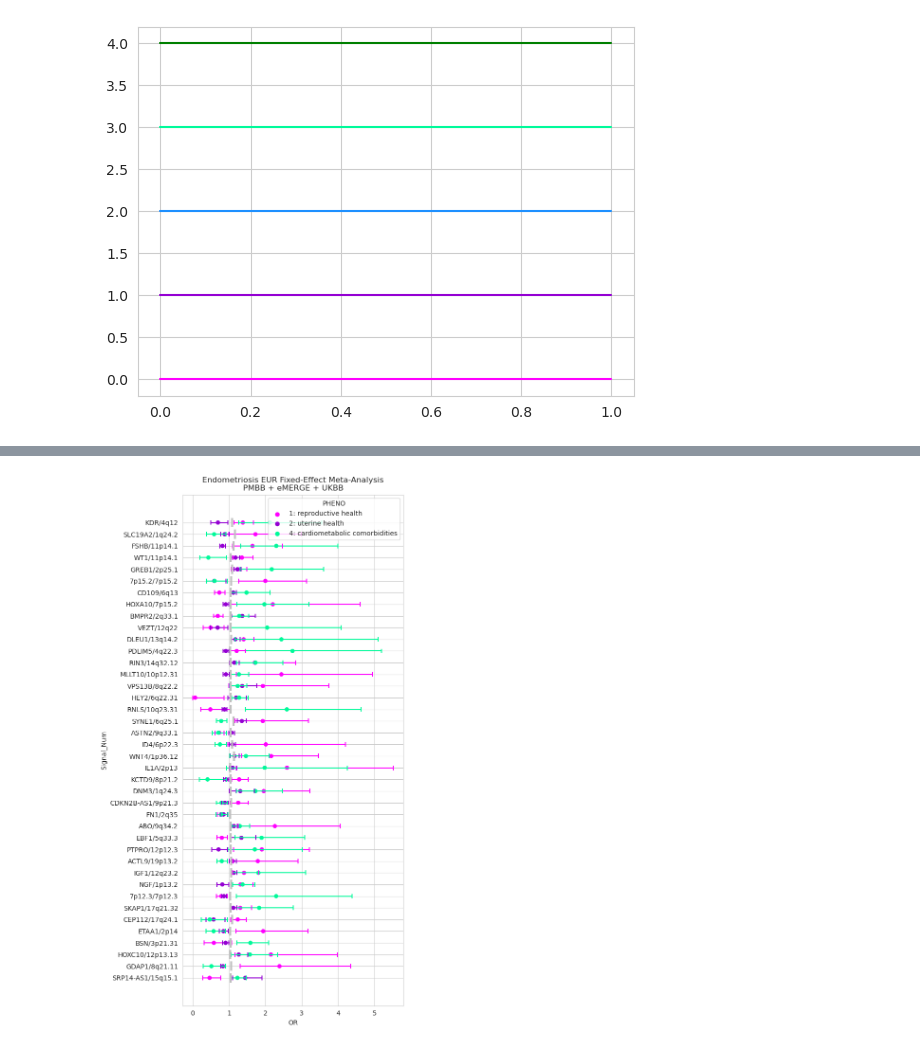
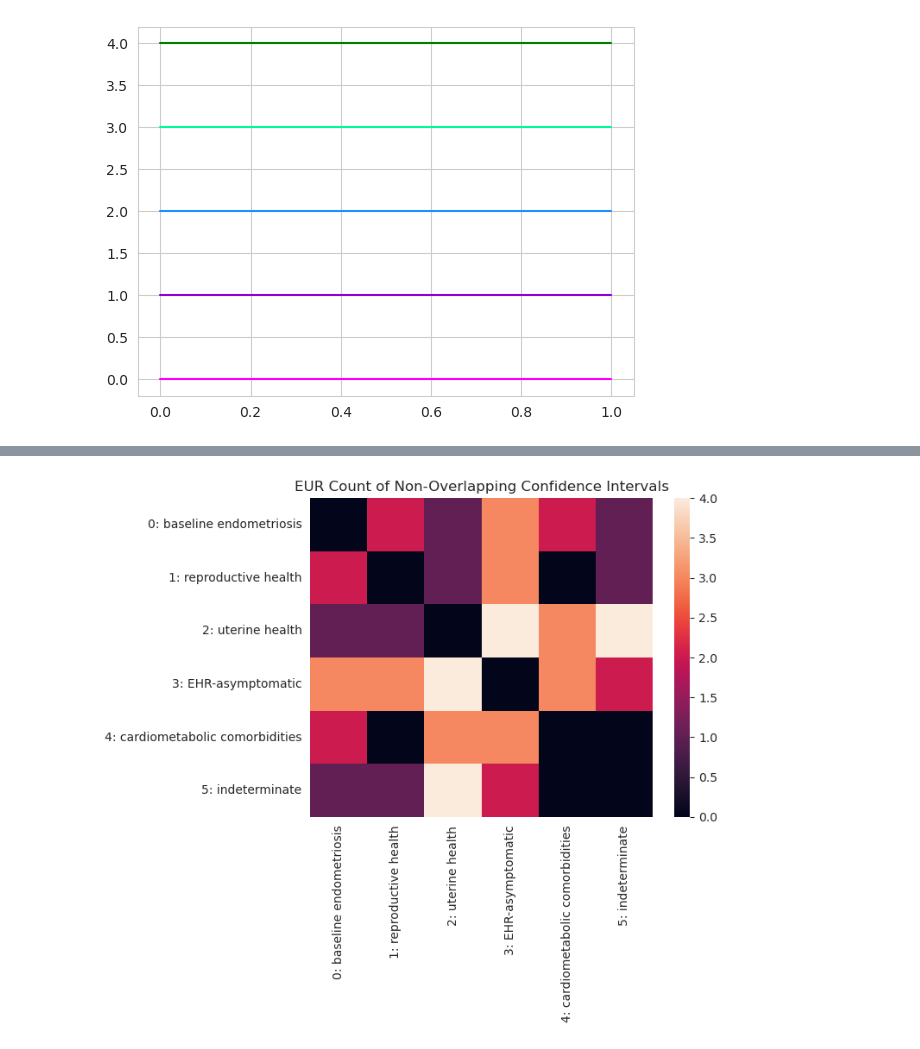
Before and after one commit to Setia-Verma-Lab/endometriosis_subtyping, a Jupyter notebook: Cluster_Heterogeneity/Test_Cluster_Heterogeneity.ipynb, the cells around one changed output, grey strips where cells are left out. Saved outputs shown, nothing was run; the diff lists cells and outputs as text; code cells hidden in the pictures.

```diff
--- a/Cluster_Heterogeneity/Test_Cluster_Heterogeneity.ipynb
+++ b/Cluster_Heterogeneity/Test_Cluster_Heterogeneity.ipynb
@@ -299,49 +263,6 @@ plt.show()
-# %%
-os.makedirs('Plots', exist_ok=True)
-
-pheno_map = {'cluster_vs_controls_0': '1: reproductive health',
-             'cluster_vs_controls_1': '2: uterine health',
-             'cluster_vs_controls_2': '3: EHR-asymptomatic',
-             'cluster_vs_controls_3': '4: cardiometabolic comorbidities',
-             'cluster_vs_controls_4': '5: indeterminate',
-             'endometriosis': '0: baseline endometriosis'}
-
-plot_df = df.copy()
-plot_df = plot_df[plot_df['I'] <= 50]
-plot_df = plot_df.sort_values(by='P').drop_duplicates(subset=['PHENO', 'Signal'], keep='first')
-plot_df['PHENO'] = plot_df['PHENO'].replace(pheno_map)
-plot_df = plot_df.sort_values(by='PHENO')
-pheno_i = dict(zip(plot_df['PHENO'].unique(), np.arange(6)))
-plot_df = plot_df[plot_df['PHENO'].isin(['1: reproductive health', '2: uterine health', '4: cardiometabolic comorbidities'])]
-
-fig, ax = plt.subplots()
-fig.set_size_inches(6, 14)
-
-signal_num = dict(zip(plot_df['Signal'].unique(), np.arange(len(plot_df['Signal'].unique()))))
-plot_df['Signal_Num'] = [signal_num[s] for s in plot_df['Signal']]
-
-tick_width = 0.2
-ax.hlines(plot_df['Signal_Num'], plot_df['CI_OR_L'], plot_df['CI_OR_U'], colors=[new_cmap2(pheno_i[p]) for p in plot_df['PHENO']])
-ax.vlines(plot_df['CI_OR_L'], plot_df['Signal_Num'] - tick_width, plot_df['Signal_Num'] + tick_width, colors=[new_cmap2(pheno_i[p]) for p in plot_df['PHENO']])
-ax.vlines(plot_df['CI_OR_U'], plot_df['Signal_Num'] - tick_width, plot_df['Signal_Num'] + tick_width, colors=[new_cmap2(pheno_i[p]) for p in plot_df['PHENO']])
-
-colors3 = []
-colors3.append(colors2[1])
-colors3.append(colors2[2])
-colors3.append(colors2[4])
-
-sns.scatterplot(data=plot_df, y='Signal_Num', x='OR', hue='PHENO',
-                palette=colors3, edgecolor=None, ax=ax)
-
-rahm_or = rahmioglu.reset_index().set_index('Signal')['Overall_OR']
-rahm_or = rahm_or[rahm_or.index.isin(signal_num)]
-rahm_or = rahm_or.rename(index=signal_num)
-ax.vlines(rahm_or, rahm_or.index - 0.4, rahm_or.index + 0.4, color='silver', linewidth=3)
-
-ax.set_yticks(list(signal_num.values()))
-ax.set_yticklabels(list(signal_num.keys()))
-ax.set_title(f'Endometriosis {meta_group} Fixed-Effect Meta-Analysis\nPMBB + eMERGE + UKBB')
-plt.savefig(f'Plots/{meta_group}_FE_endo_manhattan_T_3_clusters.png', bbox_inches='tight')
-plt.show()
-# %% [output]
-[figure, removed]
+# %%
+sns.heatmap(all_differences.sort_index().sort_index(axis=1))
+plt.title(f'{meta_group} Count of Non-Overlapping Confidence Intervals')
+plt.savefig(f'Plots/{meta_group}_pheno_diff_heatmap.png', bbox_inches='tight')
+# %% [output]
+[figure, added]
```
Also changed, not shown: parts of 9 cells of this notebook, 8 other files.
